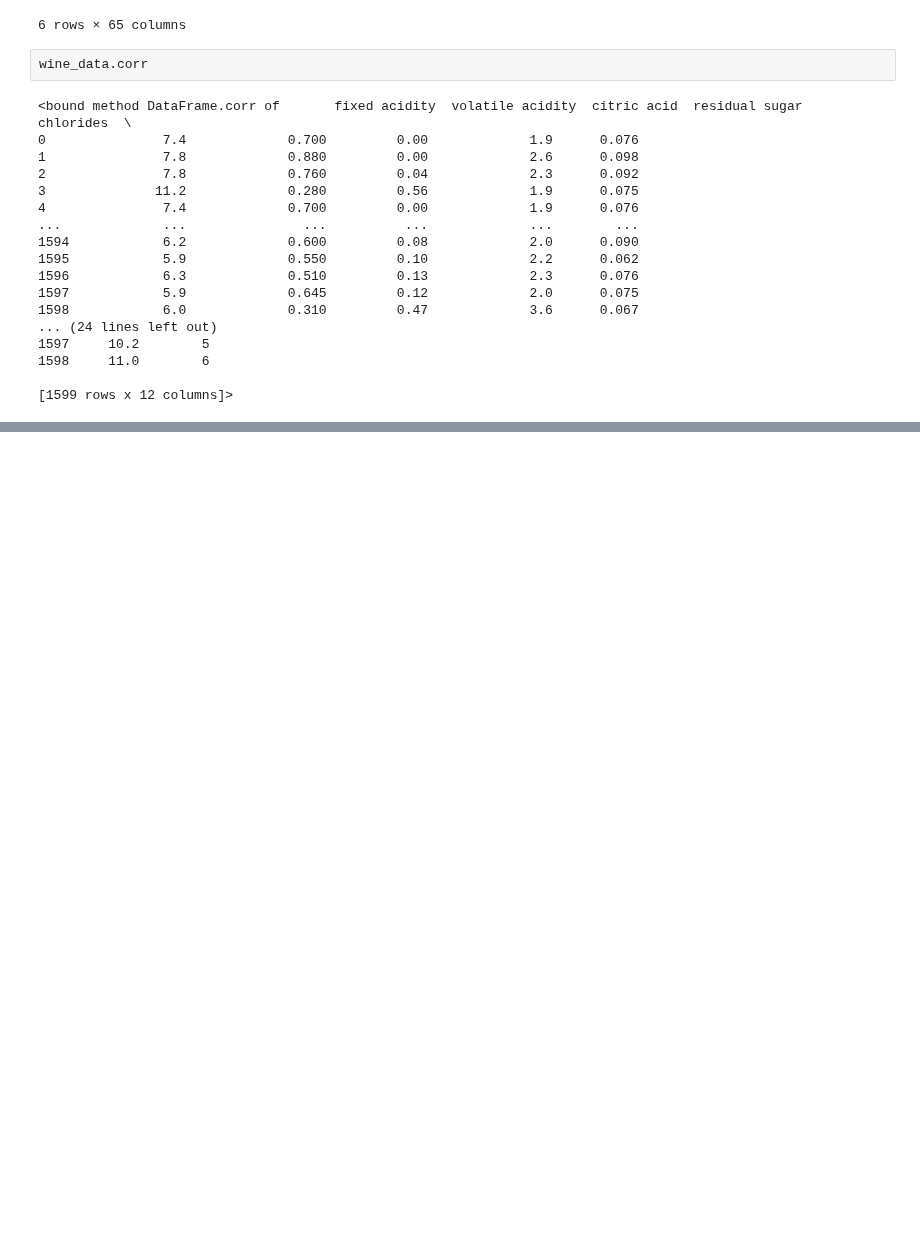
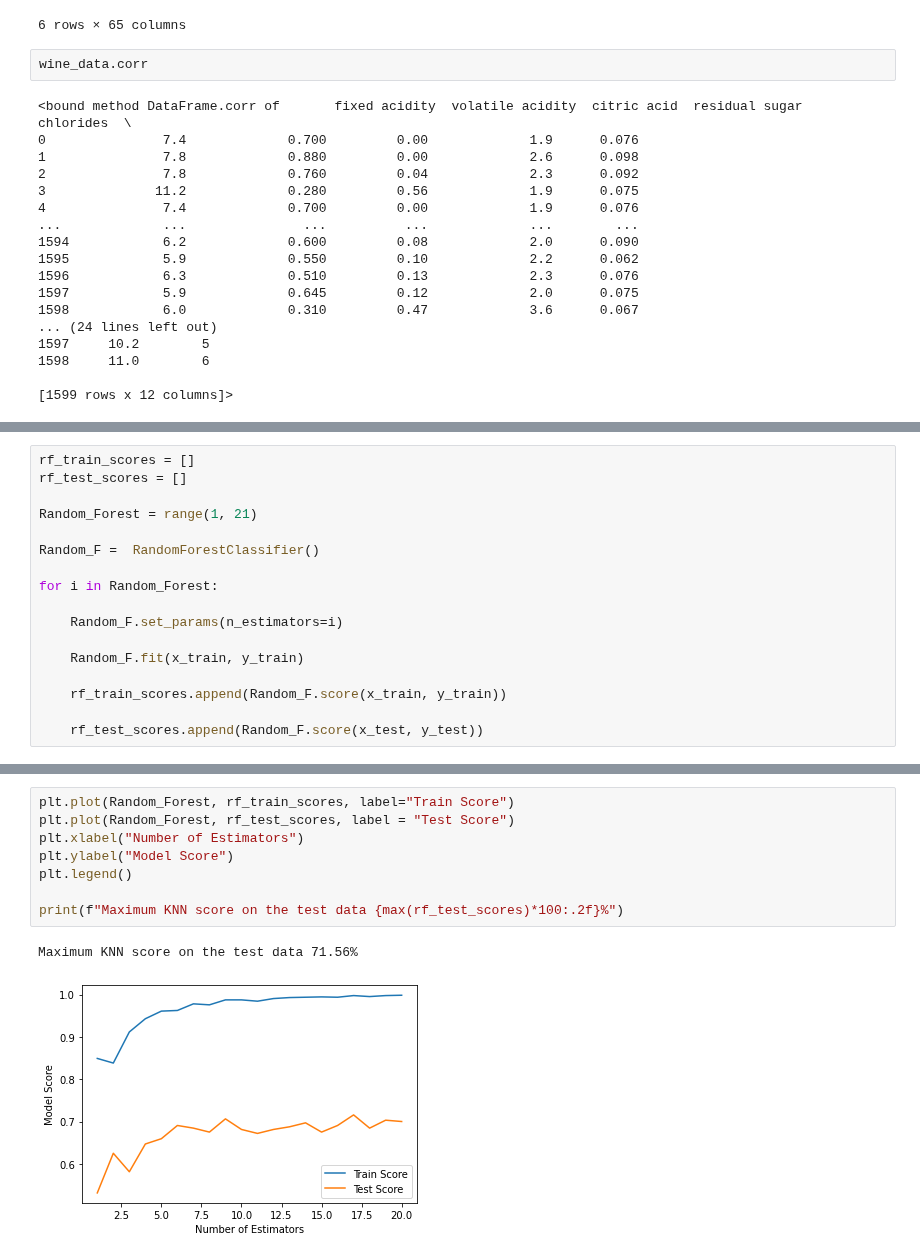
Before and after one commit to shamimsikder/ML-Exercises, a Jupyter notebook: Wine Quality Prediction/Wine Quality Prediction.ipynb, the cells around one changed output, grey strips where cells are left out. Drawn from its saved outputs; the diff is of its cells as text; blank space fills up the shorter version.

```diff
--- a/Wine Quality Prediction/Wine Quality Prediction.ipynb
+++ b/Wine Quality Prediction/Wine Quality Prediction.ipynb
@@ -299,0 +315,17 @@ Maximum KNN score on the test data 59.06%
+# %%
+rf_train_scores = []
+rf_test_scores = []
+
+Random_Forest = range(1, 21)
+
+Random_F =  RandomForestClassifier()
+
+for i in Random_Forest:
+
+    Random_F.set_params(n_estimators=i)
+
+    Random_F.fit(x_train, y_train)
+
+    rf_train_scores.append(Random_F.score(x_train, y_train))
+
+    rf_test_scores.append(Random_F.score(x_test, y_test))
@@ -299,0 +378,11 @@ Maximum KNN score on the test data 59.06%
+# %%
+plt.plot(Random_Forest, rf_train_scores, label="Train Score")
+plt.plot(Random_Forest, rf_test_scores, label = "Test Score")
+plt.xlabel("Number of Estimators")
+plt.ylabel("Model Score")
+plt.legend()
+
+print(f"Maximum KNN score on the test data {max(rf_test_scores)*100:.2f}%")
+# %% [output]
+Maximum KNN score on the test data 71.56%
+[figure, added]
```
Also changed, not shown: parts of 24 cells of this notebook.
